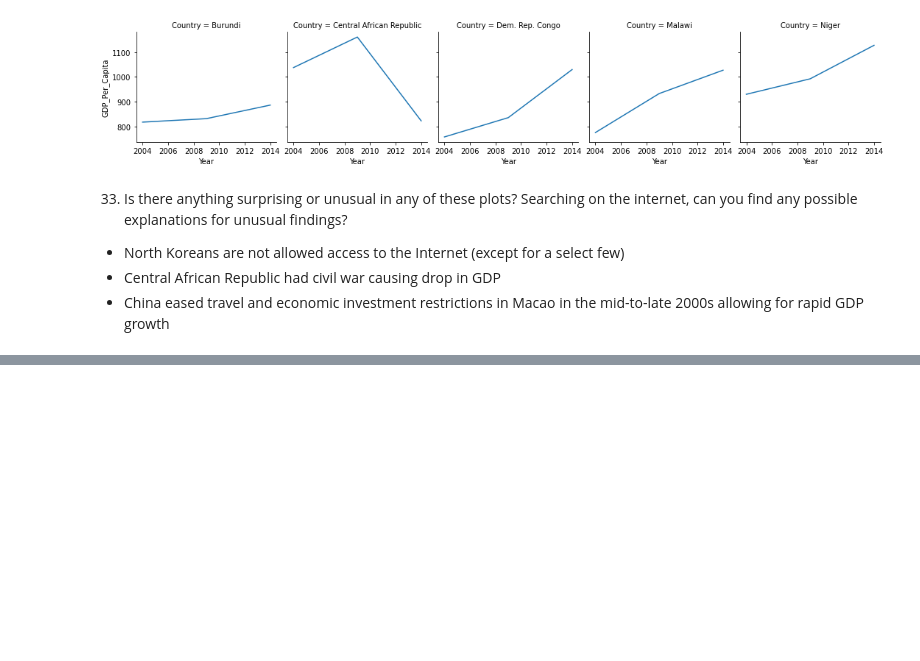
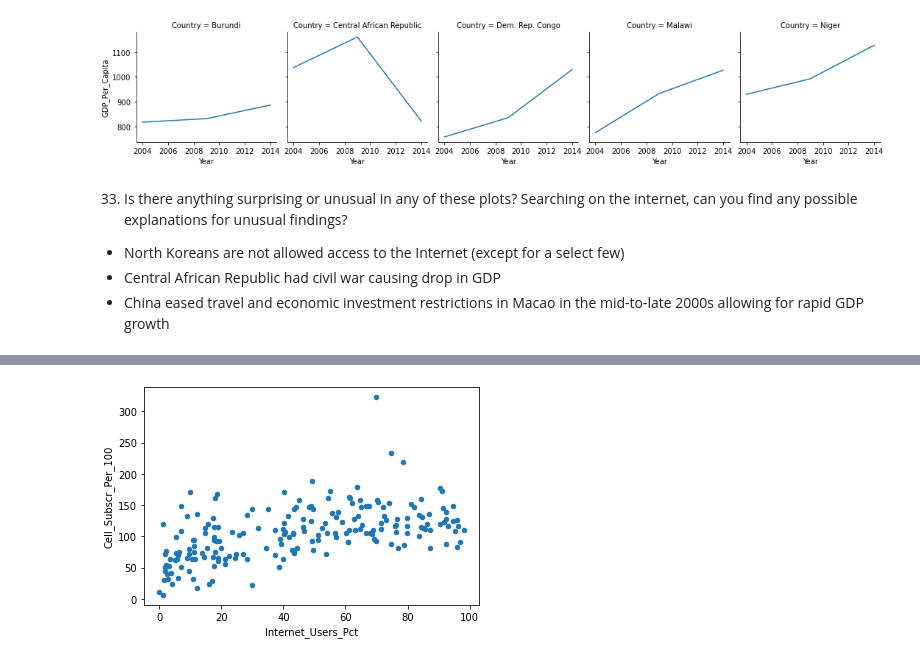
Before and after one commit to NSS-Data-Analytics-Cohort-7/gdp-and-internet-usage-PrestonSpencer, a Jupyter notebook: Notebooks/gdp_internet_project.ipynb, the cells around one changed output, grey strips where cells are left out. Cells and saved outputs as stored; diff of their text form; code cells hidden in the pictures; blank space fills up the shorter version.

```diff
--- a/Notebooks/gdp_internet_project.ipynb
+++ b/Notebooks/gdp_internet_project.ipynb
@@ -487,0 +577,5 @@ fg_gdp_min.map(sns.lineplot, "Year", "GDP_Per_Capita")
+# %%
+mobile_2014.plot.scatter("Internet_Users_Pct", "Cell_Subscr_Per_100")
+plt.show()
+# %% [output]
+[figure, added]
```
Also changed, not shown: parts of 12 cells of this notebook.
